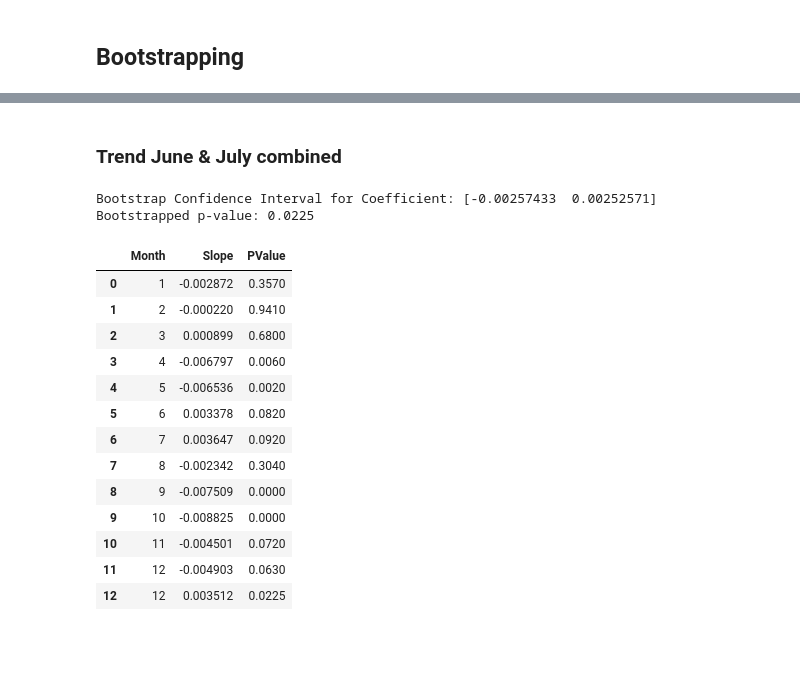
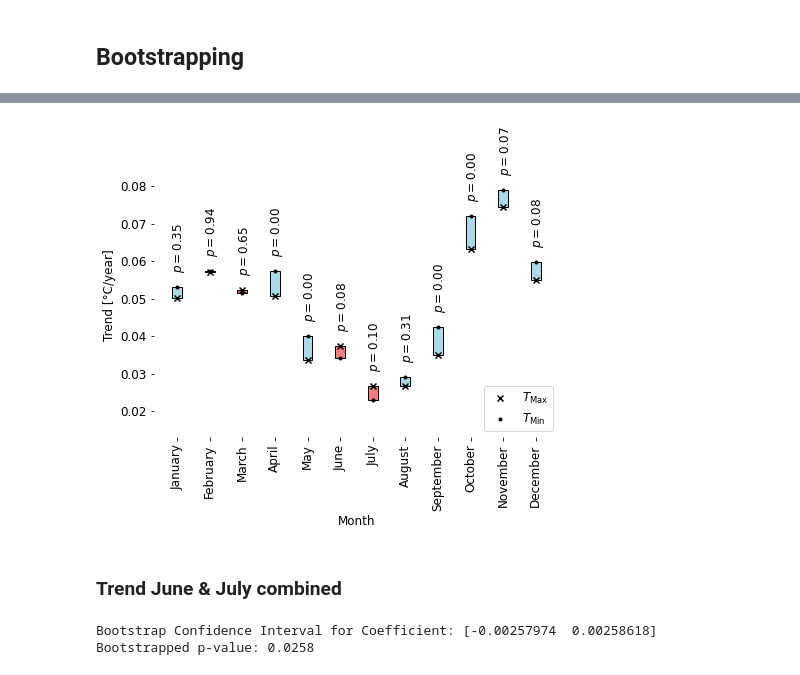
Before and after one commit to LeoausderDose/Praktikum_AWI, a Jupyter notebook: Bilder/Monthly Trends/DNT_Bootstraping_plots.ipynb, the cells around one changed output, grey strips where cells are left out. Drawn from its saved outputs; the diff is of its cells as text; code cells hidden in the pictures; blank space fills up the shorter version.

Commit message:
Adding p - values to Bootstrapping

```diff
--- a/Bilder/Monthly Trends/DNT_Bootstraping_plots.ipynb
+++ b/Bilder/Monthly Trends/DNT_Bootstraping_plots.ipynb
@@ -1251,7 +1225,7 @@ df_significance1973
 regression_coeffs = []
 r_squared_values = []
 
-df_significance1973 = pd.DataFrame(columns= ['Month', 'Slope', 'PValue'])
+df_significance1972 = pd.DataFrame(columns= ['Month', 'Slope', 'PValue'])
 
 startdate = pd.to_datetime('1972-01-01')
 enddate = pd.to_datetime('2023-01-01')
@@ -1300,7 +1274,7 @@ for i in range(1,13):
     }
     data_df = pd.DataFrame(data_dict, index=[0])
     # Append the dictionary to the DataFrame
-    df_significance1973 = pd.concat([df_significance1973, data_df], ignore_index=True)
+    df_significance1972 = pd.concat([df_significance1972, data_df], ignore_index=True)
     # Print the p-value
     print("Bootstrapped p-value:", p_value)
 # %% [output]
@@ -1335,3 +1309,55 @@ df_significance1973
+# %%
+
+# Create x-values for the bars
+x = np.arange(len(slopes_TMax))
+
+# Calculate the width of the boxes
+box_width = 0.3  # Adjust this value to control the width of the boxes
+
+fig, ax1 = plt.subplots(figsize = (17/ 2.54, 15/ 2.54))
+
+# for i in range(len(slopes_TMax)):
+#     ax1.add_patch(plt.Rectangle((x[i] - box_width / 2, slopes_TMin[i]), box_width, slopes_TMax[i] - slopes_TMin[i], fill=True, edgecolor='black', facecolor='lightgray'))
+for i in range(len(slopes_TMax)):
+    if slopes_TMin[i] > slopes_TMax[i]:
+        facecolor = 'lightblue'
+    else:
+        facecolor = 'lightcoral'
+
+    ax1.add_patch(plt.Rectangle((x[i] - box_width / 2, slopes_TMin[i]), box_width, slopes_TMax[i] - slopes_TMin[i], fill=True, edgecolor='black', facecolor=facecolor))
+
+
+
+
+# Plot the slopes as bars on the primary y-axis
+ax1.scatter(x, slopes_TMax, marker='x',color = 'black', label='$T_{\mathrm{Max}}$')
+ax1.scatter(x, slopes_TMin, marker='.',color = 'black', label='$T_{\mathrm{Min}}$')
+
+for i in range(0,12):
+   ax1.text(i - 0.17, np.max([slopes_TMax[i], slopes_TMin[i]]) + 0.005, r'$p = {:.2f}$'.format(df_significance1972['PValue'][i]), rotation=90)
+
+
+ax1.set_xlabel('Month')
+# ax1.set_ylabel('Linear Regression Slope [°C/year]')
+ax1.set_ylabel('Trend [°C/year]')
+ax1.set_ylim(min(slopes) - 0.01, max(slopes) + 0.01)
+
+# Rotate the x-axis tick labels
+ax1.set_xticks(x)
+ax1.set_xticklabels([month_label[i] for i in range(len(slopes))], rotation=90)  # Rotate the labels here
+ax1.legend(loc = 4)
+
+ax1.spines['top'].set_visible(False)
+ax1.spines['right'].set_visible(False)
+ax1.spines['bottom'].set_visible(False)
+ax1.spines['left'].set_visible(False)
+
+plt.tight_layout()
+plt.savefig('Monthly_Trends19722022.pdf')
+# Show the plot
+plt.show()
+# %% [output]
+[figure, added]
 # %% [markdown]
 ### Trend June & July combined
 # %%
@@ -1411,26 +1437,9 @@ data_dict = {
 }
 data_df = pd.DataFrame(data_dict, index=[0])
 # Append the dictionary to the DataFrame
-df_significance1973 = pd.concat([df_significance1973, data_df], ignore_index=True)
+#df_significance1972 = pd.concat([df_significance1972, data_df], ignore_index=True)
 # Print the p-value
 print("Bootstrapped p-value:", p_value)
 # %% [output]
-Bootstrap Confidence Interval for Coefficient: [-0.00257433  0.00252571]
-Bootstrapped p-value: 0.0225
+Bootstrap Confidence Interval for Coefficient: [-0.00257974  0.00258618]
+Bootstrapped p-value: 0.0258
-# %%
-df_significance1973
-# %% [output]
-|  | Month | Slope | PValue |
-| 0 | 1 | -0.002872 | 0.3570 |
-| 1 | 2 | -0.000220 | 0.9410 |
-| 2 | 3 | 0.000899 | 0.6800 |
-| 3 | 4 | -0.006797 | 0.0060 |
-| 4 | 5 | -0.006536 | 0.0020 |
-| 5 | 6 | 0.003378 | 0.0820 |
-| 6 | 7 | 0.003647 | 0.0920 |
-| 7 | 8 | -0.002342 | 0.3040 |
-| 8 | 9 | -0.007509 | 0.0000 |
-| 9 | 10 | -0.008825 | 0.0000 |
-| 10 | 11 | -0.004501 | 0.0720 |
-| 11 | 12 | -0.004903 | 0.0630 |
-| 12 | 12 | 0.003512 | 0.0225 |
```
Also changed, not shown: parts of 9 cells of this notebook, 3 other files.
